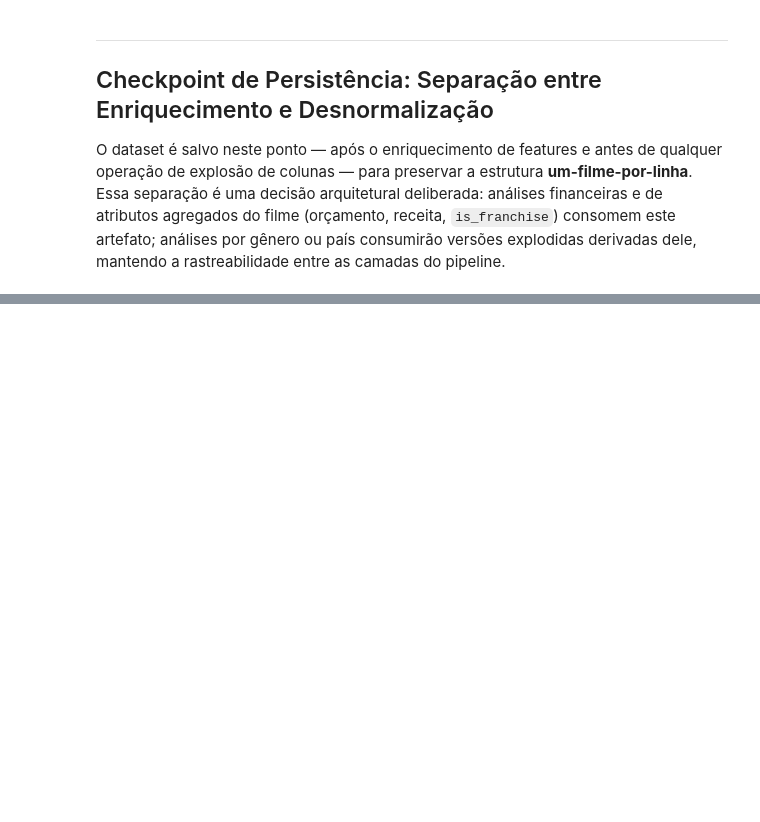
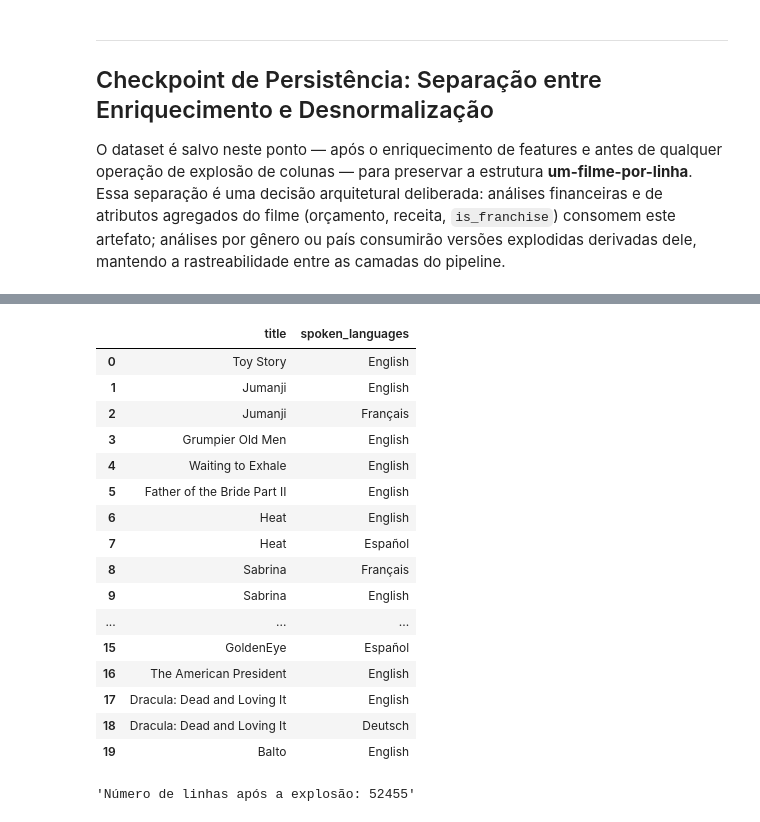
Before and after one commit to AleCecilio/entertainment_industry_performance_analysis, a Jupyter notebook: notebooks/08_feature_engineering_movies.ipynb, the cells around one changed output, grey strips where cells are left out. Cells and saved outputs as stored; diff of their text form; code cells hidden in the pictures; blank space fills up the shorter version.

```diff
--- a/notebooks/08_feature_engineering_movies.ipynb
+++ b/notebooks/08_feature_engineering_movies.ipynb
@@ -210,0 +359,55 @@ df_movies.to_csv(caminho_saida, index=False)
+# %%
+# Explodindo a coluna de idiomas para criar uma linha por idioma
+df_languages_exploded = df_movies.explode('spoken_languages')
+
+# Limpando os espaços em branco dos idiomas
+df_languages_exploded['spoken_languages'] = df_languages_exploded['spoken_languages'].str.strip()
+
+# Resetando o índice para evitar índices duplicados
+df_languages_exploded.reset_index(drop=True, inplace=True)
+# %%
+# Visualizando o resultado
+display(
+    df_languages_exploded[['title', 'spoken_languages']]
+    .head(20)
+    .style
+
+    .set_properties(
+        subset=['title'],
+        **{
+            'background-color': '#D8E2DC',
+            'color': 'black'
+        }
+    )
+
+    .set_properties(
+        subset=['spoken_languages'],
+        **{
+            'background-color': "#3D5A80",
+            'color': 'white'
+        }
+    )
+)
+# %% [output]
+|  | title | spoken_languages |
+| 0 | Toy Story | English |
+| 1 | Jumanji | English |
+| 2 | Jumanji | Français |
+| 3 | Grumpier Old Men | English |
+| 4 | Waiting to Exhale | English |
+| 5 | Father of the Bride Part II | English |
+| 6 | Heat | English |
+| 7 | Heat | Español |
+| 8 | Sabrina | Français |
+| 9 | Sabrina | English |
+| ... | ... | ... |
+| 15 | GoldenEye | Español |
+| 16 | The American President | English |
+| 17 | Dracula: Dead and Loving It | English |
+| 18 | Dracula: Dead and Loving It | Deutsch |
+| 19 | Balto | English |
+# %%
+# Verificando o número de linhas após a explosão
+display(f"Número de linhas após a explosão: {df_languages_exploded.shape[0]}")
+# %% [output]
+'Número de linhas após a explosão: 52455'
```
Also changed, not shown: parts of 15 cells of this notebook, 11 other files.
